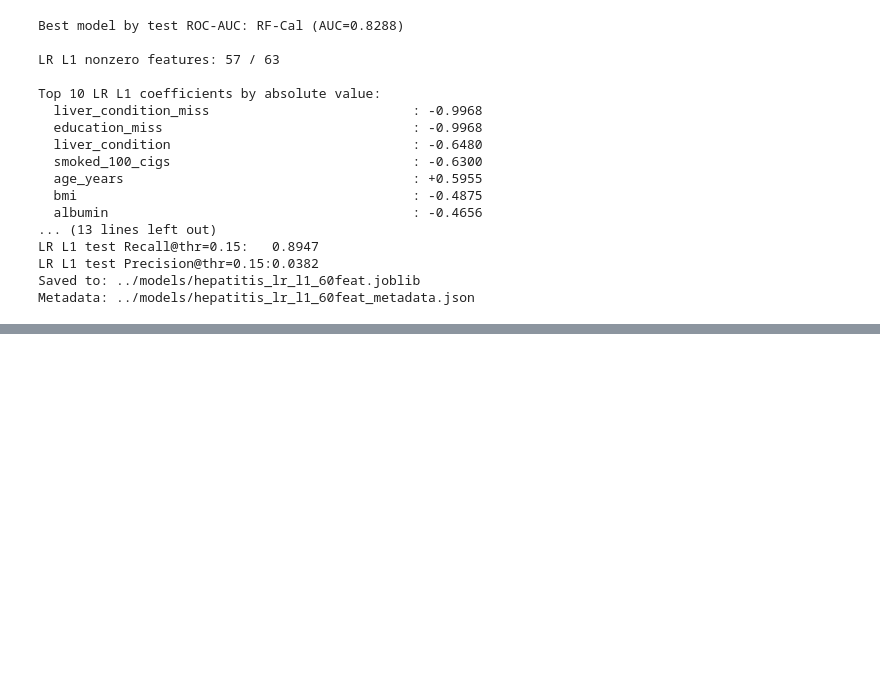
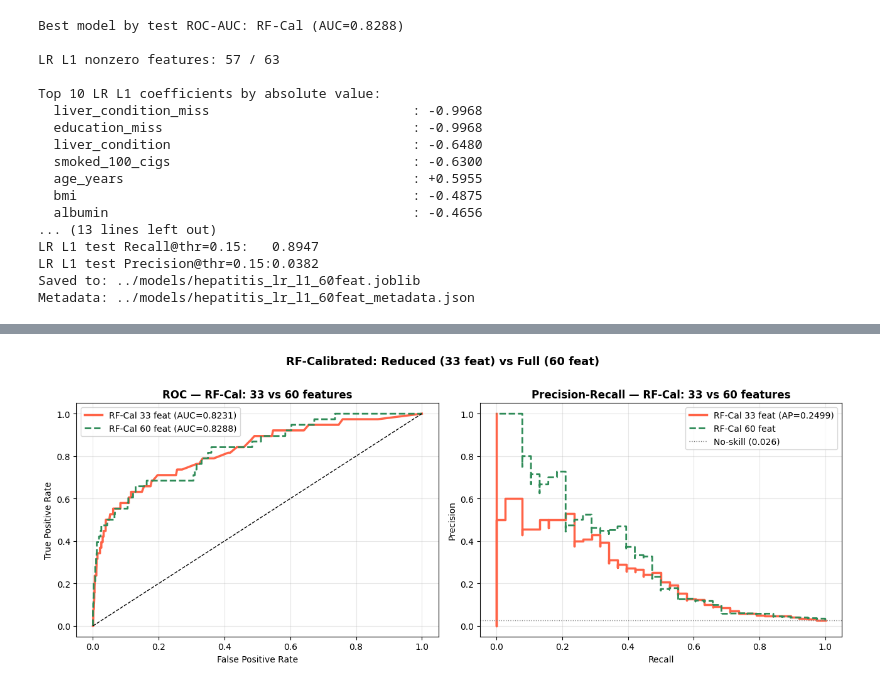
Before and after one commit to mailin89w/halfFull, a Jupyter notebook: notebooks/ML_hepatitis_bc.ipynb, the cells around one changed output, grey strips where cells are left out. Drawn from its saved outputs; the diff is of its cells as text; code cells hidden in the pictures; blank space fills up the shorter version.

```diff
--- a/notebooks/ML_hepatitis_bc.ipynb
+++ b/notebooks/ML_hepatitis_bc.ipynb
@@ -1132,0 +1204,40 @@ Metadata: ../models/hepatitis_lr_l1_60feat_metadata.json
+# %%
+# ── ROC and PR curves: RF-Cal 33 feat vs RF-Cal 60 feat (reference)
+# Reference ROC from earlier in notebook: res_rf_cal already computed
+fig, axes = plt.subplots(1, 2, figsize=(13, 5))
+
+# ROC
+ax = axes[0]
+fpr33, tpr33, _ = roc_curve(y_te, prob33)
+ax.plot(fpr33, tpr33, color='tomato', lw=2.5, label=f'RF-Cal 33 feat (AUC={auc33:.4f})')
+# Full model reference (res_rf_cal from Section 6/8)
+try:
+    fpr60, tpr60, _ = roc_curve(y_te, res_rf_cal['prob'])
+    ax.plot(fpr60, tpr60, color='seagreen', lw=2, ls='--', label=f'RF-Cal 60 feat (AUC=0.8288)')
+except:
+    pass
+ax.plot([0,1],[0,1],'k--',lw=1)
+ax.set_xlabel('False Positive Rate'); ax.set_ylabel('True Positive Rate')
+ax.set_title('ROC — RF-Cal: 33 vs 60 features', fontweight='bold')
+ax.legend(fontsize=10); ax.grid(alpha=0.3)
+
+# PR
+ax = axes[1]
+prec33, rec33, _ = precision_recall_curve(y_te, prob33)
+ax.step(rec33, prec33, where='post', color='tomato', lw=2.5, label=f'RF-Cal 33 feat (AP={ap33:.4f})')
+try:
+    prec60, rec60, _ = precision_recall_curve(y_te, res_rf_cal['prob'])
+    ax.step(rec60, prec60, where='post', color='seagreen', lw=2, ls='--', label='RF-Cal 60 feat')
+except:
+    pass
+ax.axhline(y_te.mean(), color='gray', ls=':', lw=1, label=f'No-skill ({y_te.mean():.3f})')
+ax.set_xlabel('Recall'); ax.set_ylabel('Precision')
+ax.set_title('Precision-Recall — RF-Cal: 33 vs 60 features', fontweight='bold')
+ax.legend(fontsize=10); ax.grid(alpha=0.3)
+
+plt.suptitle('RF-Calibrated: Reduced (33 feat) vs Full (60 feat)', fontsize=13, fontweight='bold', y=1.01)
+plt.tight_layout()
+plt.savefig('../models/hepatitis_rf33_roc_pr.png', bbox_inches='tight', dpi=120)
+plt.show()
+# %% [output]
+[figure, added]
```
Also changed, not shown: parts of 5 cells of this notebook, 15 other files.
